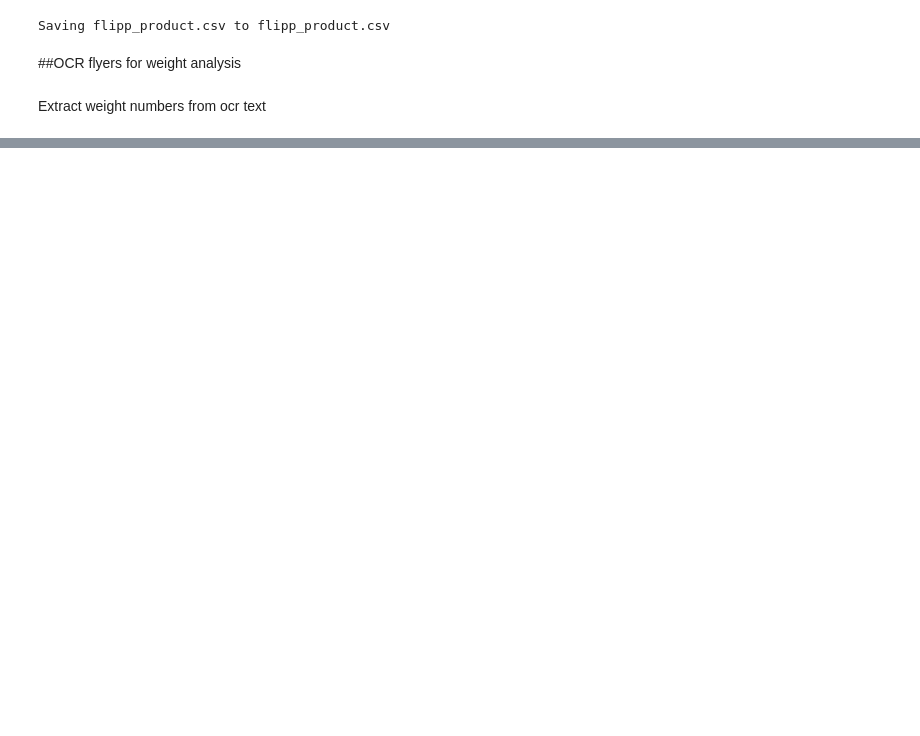
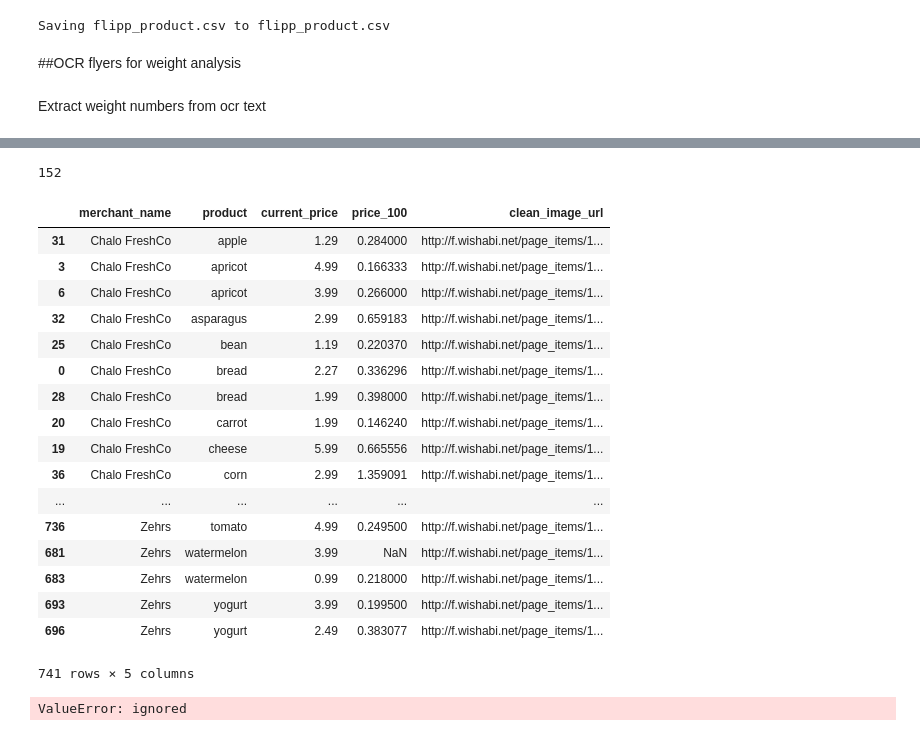
Before and after one commit to Bahramif/Deep-Trading, a Jupyter notebook: FLIPP_final.ipynb, the cells around one changed output, grey strips where cells are left out. Cells and saved outputs as stored; diff of their text form; code cells hidden in the pictures; blank space fills up the shorter version.

```diff
--- a/FLIPP_final.ipynb
+++ b/FLIPP_final.ipynb
@@ -218,2 +227,7 @@ def Weight(name,product):
                        , re.IGNORECASE)
   return (re.findall(pattern1, name),re.findall(pattern2, name),re.findall(pattern3, name))
+# %%
+i=18
+list_weight=Weight(df_sort_food2.ocr_name[i],df_sort_food2.loc[i,"product"])
+product=df_sort_food2.loc[i,'product'].lower()
+list_weight
@@ -219,0 +307,37 @@ def Weight(name,product):
+# %%
+for i in df_sort_food2.index:
+  df_sort_food2.loc[i,'weight_num']=0
+  df_sort_food2.loc[i,'price_100']=0
+  try:
+    if df_sort_food2.loc[i,'weight']== 1:
+      df_sort_food2.loc[i,'weight_num']=1
+    elif not any(re.findall('/', df_sort_food2.loc[i,'weight'])) and df_sort_food2.loc[i,'weight'][-2:].lower() == 'kg' :
+      df_sort_food2.loc[i,'weight2']=float(re.findall("[-+]?\d*\.\d+|\d+",df_sort_food2.loc[i,'weight'][:-2])[0])*1000
+    elif any(re.findall('/', df_sort_food2.loc[i,'weight'])) and df_sort_food2.loc[i,'weight'][-2:].lower() == 'kg' :
+      df_sort_food2.loc[i,'price_100']=float(re.findall("[-+]?\d*\.\d+|\d+",df_sort_food2.loc[i,'weight'][:-3])[0] )/10
+    elif not any(re.findall('/', df_sort_food2.loc[i,'weight'])) and df_sort_food2.loc[i,'weight'][-1].lower()=='g' and df_sort_food2.loc[i,'weight'][-2:].lower() != 'kg':
+      df_sort_food2.loc[i,'weight2']=float(re.findall("[-+]?\d*\.\d+|\d+",df_sort_food2.loc[i,'weight'][:-1])[0] )
+    elif df_sort_food2.loc[i,'weight'][-1].lower()=='l' and df_sort_food2.loc[i,'weight'][-2:].lower()=='ml':
+      df_sort_food2.loc[i,'weight2']=float(re.findall("[-+]?\d*\.\d+|\d+",df_sort_food2.loc[i,'weight'][:-2])[0] )
+    elif df_sort_food2.loc[i,'weight'][-1].lower()=='l' and df_sort_food2.loc[i,'weight'][-2:].lower()!='ml':
+      df_sort_food2.loc[i,'weight2']=float(re.findall("[-+]?\d*\.\d+|\d+",df_sort_food2.loc[i,'weight'][:-1])[0] )*1000
+    elif not any(re.findall('/', df_sort_food2.loc[i,'weight'])) and df_sort_food2.loc[i,'weight'][-2:].lower() == 'lb':
+      df_sort_food2.loc[i,'weight2']=float(re.findall("[-+]?\d*\.\d+|\d+",df_sort_food2.loc[i,'weight'][:-2])[0] )*453.592
+    elif any(re.findall('/', df_sort_food2.loc[i,'weight'])) and df_sort_food2.loc[i,'weight'][-2:].lower() == 'lb':
+      df_sort_food2.loc[i,'price_100']=float(re.findall("[-+]?\d*\.\d+|\d+",df_sort_food2.loc[i,'weight'][:-2])[0] )/4.53592
+    elif df_sort_food2.loc[i,'weight'][-2:].lower() == 'oz':
+      df_sort_food2.loc[i,'weight2']=float(re.findall("[-+]?\d*\.\d+|\d+",df_sort_food2.loc[i,'weight'][:-2])[0] )*28.3495
+    elif df_sort_food2.loc[i,'weight'][-4:].lower() == 'pack':
+      df_sort_food2.loc[i,'weight_num']=float(re.findall("[-+]?\d*\.\d+|\d+",df_sort_food2.loc[i,'weight'])[0] )
+  except:
+    df_sort_food2.loc[i,'weight2']==0
+  if df_sort_food2.loc[i,'price_100']==0:
+    df_sort_food2.loc[i,'price_100']=df_sort_food2.loc[i,'current_price']/(df_sort_food2.loc[i,'weight2']/100)
+# %%
+df_sort_food2['price_100'].isna().values.sum()
+# %% [output]
+152
+# %%
+df_sort_food3=df_sort_food2[df_sort_food2.Relevant==True]
+# %%
+df_agg = df_sort_food3[['merchant_name','product','current_price','price_100','clean_image_url']].sort_values(['merchant_name','product'],ascending=True)
@@ -219,0 +346,26 @@ def Weight(name,product):
+# %%
+df_agg
+# %% [output]
+|  | merchant_name | product | current_price | price_100 | clean_image_url |
+| 31 | Chalo FreshCo | apple | 1.29 | 0.284000 | http://f.wishabi.net/page_items/1... |
+| 3 | Chalo FreshCo | apricot | 4.99 | 0.166333 | http://f.wishabi.net/page_items/1... |
+| 6 | Chalo FreshCo | apricot | 3.99 | 0.266000 | http://f.wishabi.net/page_items/1... |
+| 32 | Chalo FreshCo | asparagus | 2.99 | 0.659183 | http://f.wishabi.net/page_items/1... |
+| 25 | Chalo FreshCo | bean | 1.19 | 0.220370 | http://f.wishabi.net/page_items/1... |
+| 0 | Chalo FreshCo | bread | 2.27 | 0.336296 | http://f.wishabi.net/page_items/1... |
+| 28 | Chalo FreshCo | bread | 1.99 | 0.398000 | http://f.wishabi.net/page_items/1... |
+| 20 | Chalo FreshCo | carrot | 1.99 | 0.146240 | http://f.wishabi.net/page_items/1... |
+| 19 | Chalo FreshCo | cheese | 5.99 | 0.665556 | http://f.wishabi.net/page_items/1... |
+| 36 | Chalo FreshCo | corn | 2.99 | 1.359091 | http://f.wishabi.net/page_items/1... |
+| ... | ... | ... | ... | ... | ... |
+| 736 | Zehrs | tomato | 4.99 | 0.249500 | http://f.wishabi.net/page_items/1... |
+| 681 | Zehrs | watermelon | 3.99 | NaN | http://f.wishabi.net/page_items/1... |
+| 683 | Zehrs | watermelon | 0.99 | 0.218000 | http://f.wishabi.net/page_items/1... |
+| 693 | Zehrs | yogurt | 3.99 | 0.199500 | http://f.wishabi.net/page_items/1... |
+| 696 | Zehrs | yogurt | 2.49 | 0.383077 | http://f.wishabi.net/page_items/1... |
+741 rows × 5 columns
+# %%
+df_agg2['count']=df_agg.groupby(['merchant_name']).count()
+# df_agg2['Overal_percentage']=df_agg.groupby(['merchant_name']).count()
+# %% [output]
+ValueError: ignored
```
Also changed, not shown: parts of 9 cells of this notebook.
